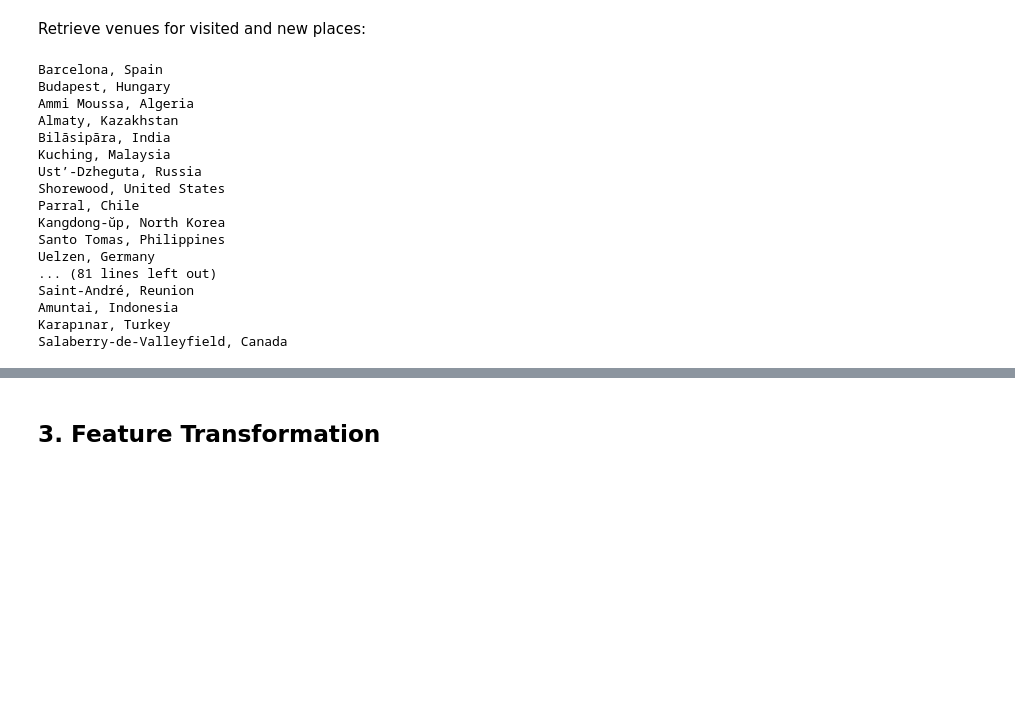
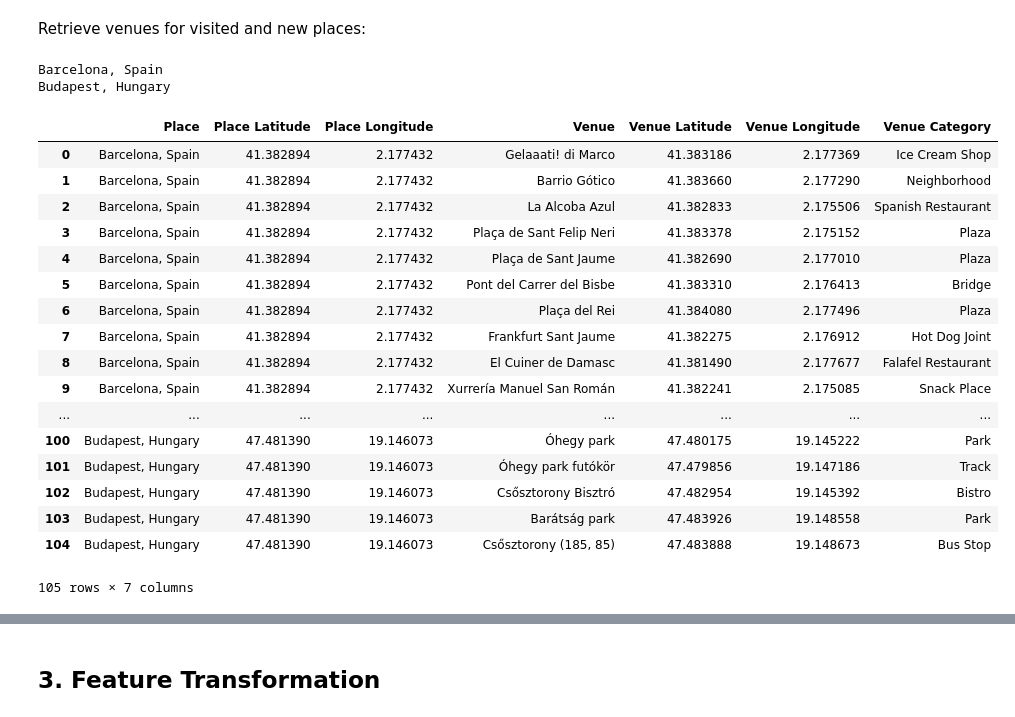
Before and after one commit to hanrunhu/coursera, a Jupyter notebook: Holiday Destination Recommender.ipynb, the cells around one changed output, grey strips where cells are left out. Saved outputs shown, nothing was run; the diff lists cells and outputs as text; code cells hidden in the pictures; blank space fills up the shorter version.

```diff
--- a/Holiday Destination Recommender.ipynb
+++ b/Holiday Destination Recommender.ipynb
@@ -187,30 +187,30 @@ Retrieve venues for visited and new places:
 # %%
 LIMIT = 100
 
 visited_venues = getNearbyVenues(names=dfVisited['Place'],
                                    latitudes=dfVisited['Latitude'],
                                    longitudes=dfVisited['Longitude']
                                   )
 
-new_venues = getNearbyVenues(names=dfNew['Place'],
-                                   latitudes=dfNew['Latitude'],
-                                   longitudes=dfNew['Longitude']
-                                  )
+visited_venues
 # %% [output]
 Barcelona, Spain
 Budapest, Hungary
-Ammi Moussa, Algeria
-Almaty, Kazakhstan
-Bilāsipāra, India
-Kuching, Malaysia
-Ust’-Dzheguta, Russia
-Shorewood, United States
-Parral, Chile
-Kangdong-ŭp, North Korea
-Santo Tomas, Philippines
-Uelzen, Germany
-... (81 lines left out)
-Saint-André, Reunion
-Amuntai, Indonesia
-Karapınar, Turkey
-Salaberry-de-Valleyfield, Canada
+|  | Place | Place Latitude | Place Longitude | Venue | Venue Latitude | Venue Longitude | Venue Category |
+| 0 | Barcelona, Spain | 41.382894 | 2.177432 | Gelaaati! di Marco | 41.383186 | 2.177369 | Ice Cream Shop |
+| 1 | Barcelona, Spain | 41.382894 | 2.177432 | Barrio Gótico | 41.383660 | 2.177290 | Neighborhood |
+| 2 | Barcelona, Spain | 41.382894 | 2.177432 | La Alcoba Azul | 41.382833 | 2.175506 | Spanish Restaurant |
+| 3 | Barcelona, Spain | 41.382894 | 2.177432 | Plaça de Sant Felip Neri | 41.383378 | 2.175152 | Plaza |
+| 4 | Barcelona, Spain | 41.382894 | 2.177432 | Plaça de Sant Jaume | 41.382690 | 2.177010 | Plaza |
+| 5 | Barcelona, Spain | 41.382894 | 2.177432 | Pont del Carrer del Bisbe | 41.383310 | 2.176413 | Bridge |
+| 6 | Barcelona, Spain | 41.382894 | 2.177432 | Plaça del Rei | 41.384080 | 2.177496 | Plaza |
+| 7 | Barcelona, Spain | 41.382894 | 2.177432 | Frankfurt Sant Jaume | 41.382275 | 2.176912 | Hot Dog Joint |
+| 8 | Barcelona, Spain | 41.382894 | 2.177432 | El Cuiner de Damasc | 41.381490 | 2.177677 | Falafel Restaurant |
+| 9 | Barcelona, Spain | 41.382894 | 2.177432 | Xurrería Manuel San Román | 41.382241 | 2.175085 | Snack Place |
+| ... | ... | ... | ... | ... | ... | ... | ... |
+| 100 | Budapest, Hungary | 47.481390 | 19.146073 | Óhegy park | 47.480175 | 19.145222 | Park |
+| 101 | Budapest, Hungary | 47.481390 | 19.146073 | Óhegy park futókör | 47.479856 | 19.147186 | Track |
+| 102 | Budapest, Hungary | 47.481390 | 19.146073 | Csősztorony Bisztró | 47.482954 | 19.145392 | Bistro |
+| 103 | Budapest, Hungary | 47.481390 | 19.146073 | Barátság park | 47.483926 | 19.148558 | Park |
+| 104 | Budapest, Hungary | 47.481390 | 19.146073 | Csősztorony (185, 85) | 47.483888 | 19.148673 | Bus Stop |
+105 rows × 7 columns
```
Also changed, not shown: parts of 1 cell of this notebook.
